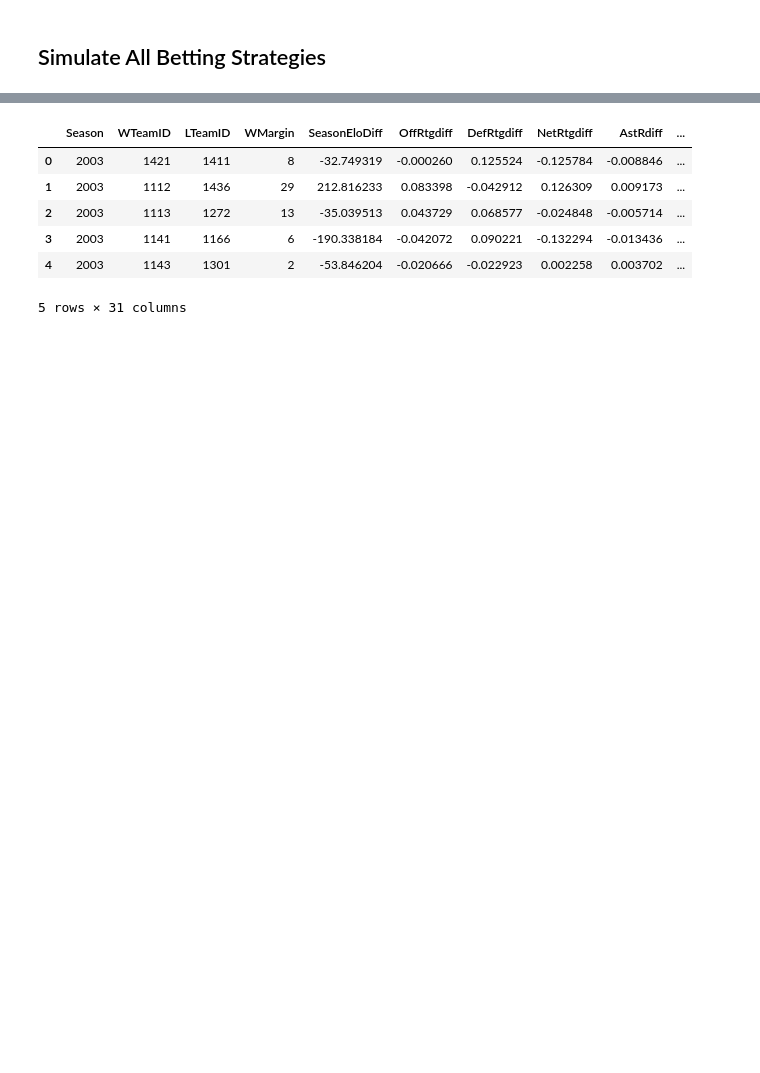
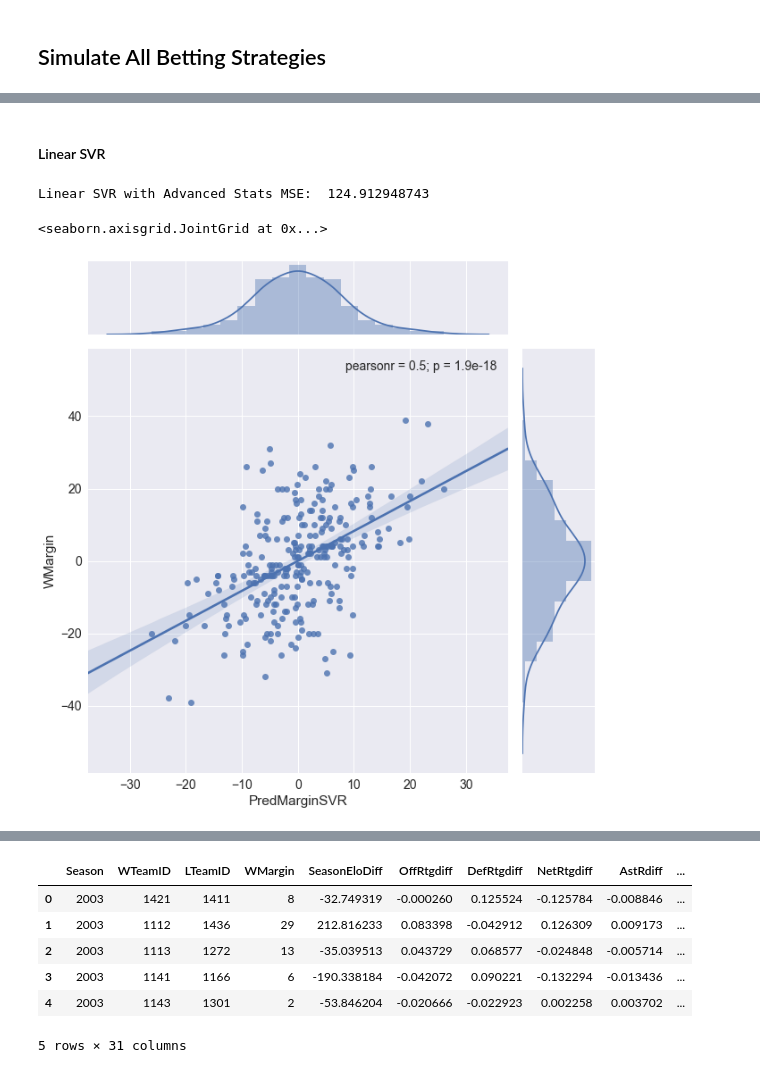
Before and after one commit to victoreram/Springboard-Data-Science, a Jupyter notebook: NCAABBPrediction/MLAdvancedStats.ipynb, the cells around one changed output, grey strips where cells are left out. Drawn from its saved outputs; the diff is of its cells as text; code cells hidden in the pictures; blank space fills up the shorter version.

```diff
--- a/NCAABBPrediction/MLAdvancedStats.ipynb
+++ b/NCAABBPrediction/MLAdvancedStats.ipynb
@@ -909,0 +971,25 @@ plt.savefig(cwd+"\\Documents\\bets_all.png")
+# %% [markdown]
+#### Linear SVR
+# %%
+svr = LinearSVR(fit_intercept=False)
+C_s =  np.logspace(start=-2, stop=2, num=5)
+
+parameters = {'C':C_s}
+reg = GridSearchCV(svr,
+                  parameters,
+                  scoring='neg_mean_squared_error'
+                  )
+
+reg.fit(X_train, y_train)
+y_pred = reg.predict(X_test)
+mse = mean_squared_error(y_true, y_pred)
+model_name = 'SVRAdvRaw'
+mses[model_name] = mse
+print("Linear SVR with Advanced Stats MSE: ", mse)
+odds_tourney_raw = simulate_betting(odds_tourney_raw, y_pred, 'SVR')
+
+sns.jointplot(data=odds_tourney_raw, x='PredMarginSVR', y='WMargin', kind='reg', size=9)
+# %% [output]
+Linear SVR with Advanced Stats MSE:  124.912948743
+<seaborn.axisgrid.JointGrid at 0x...>
+[figure, added]
```
Also changed, not shown: parts of 23 cells of this notebook.
